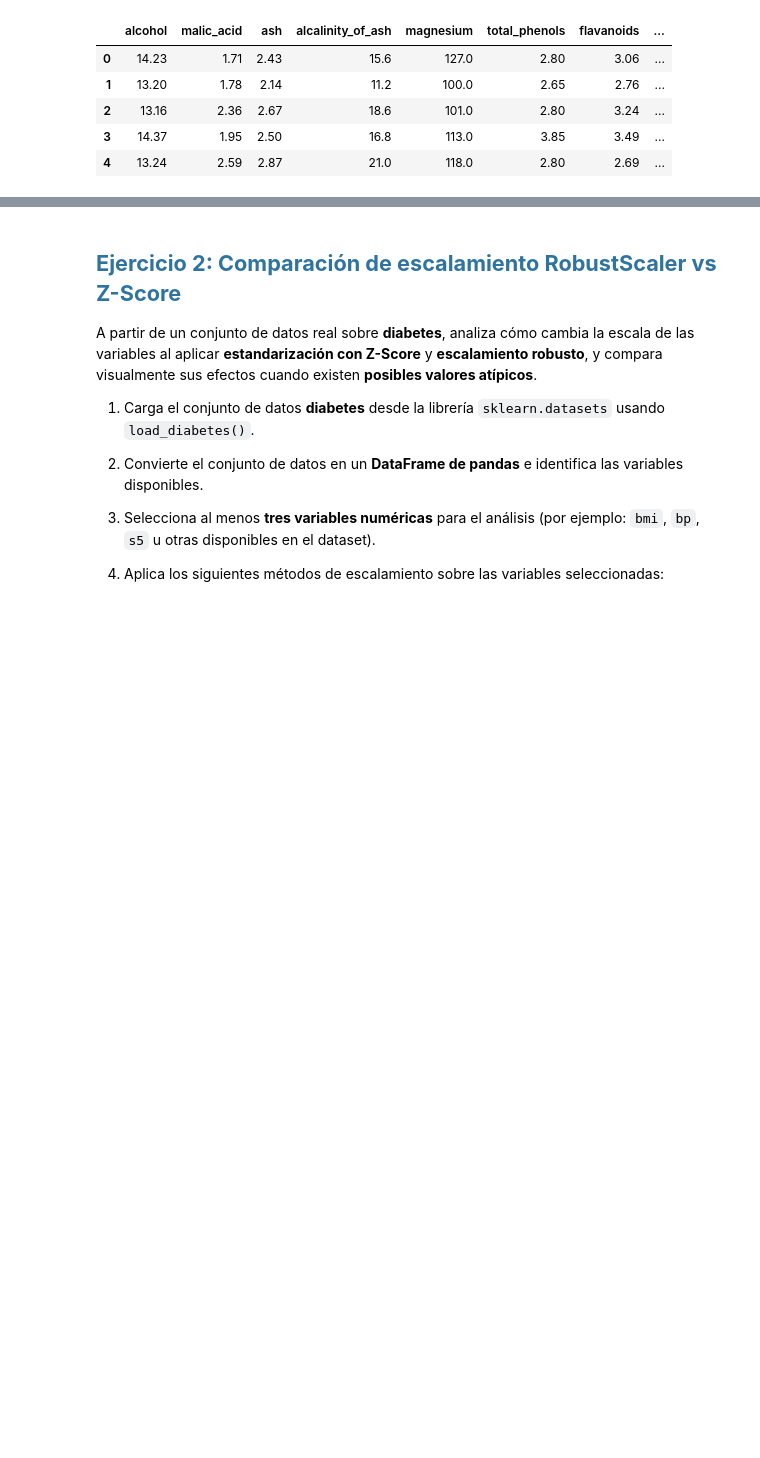
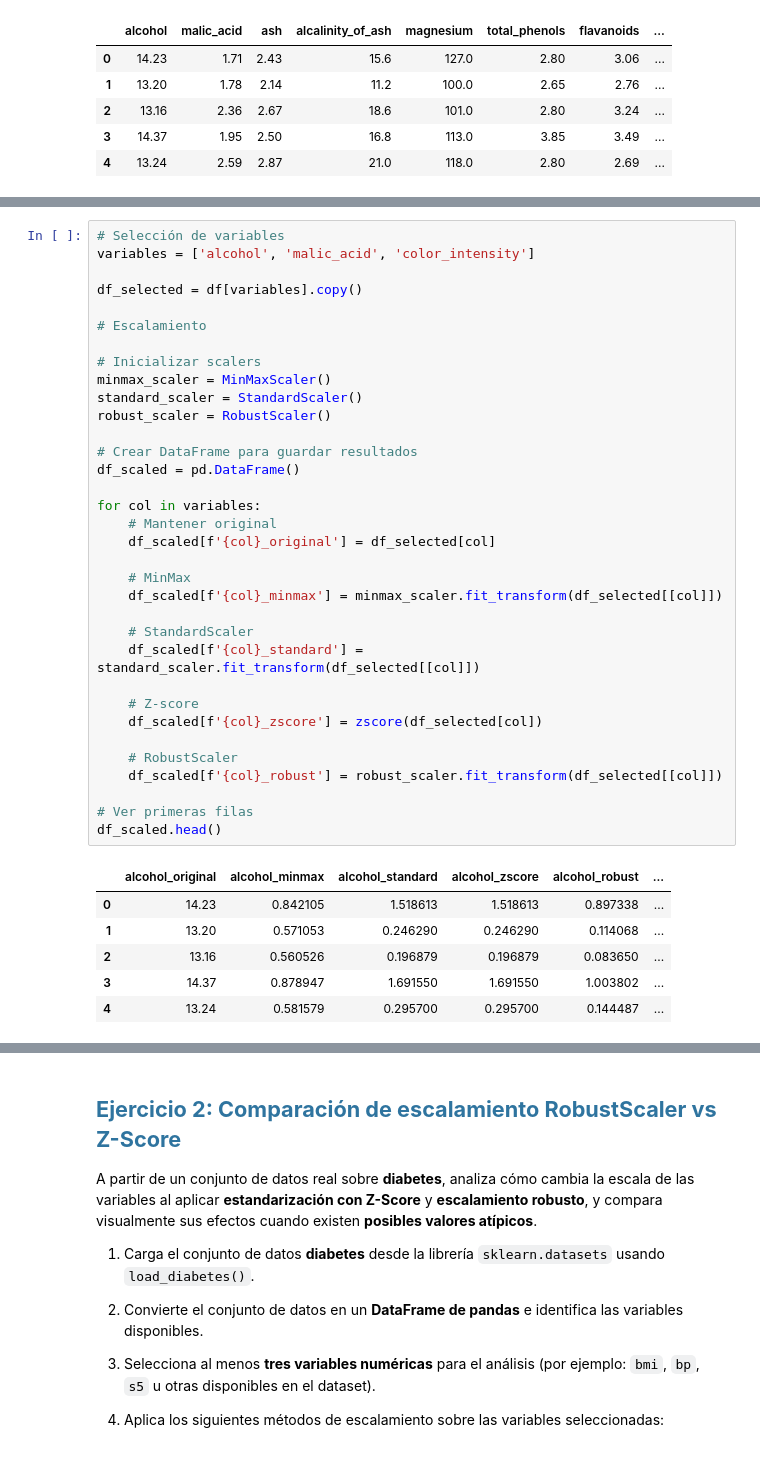
Before and after one commit to JulianCarvajal/BeatAnalytics, a Jupyter notebook: sesiones_practicas/sp_3_natalia_bernal_julian_carvajal.ipynb, the cells around one changed output, grey strips where cells are left out. Cells and saved outputs as stored; diff of their text form; blank space fills up the shorter version.

```diff
--- a/sesiones_practicas/sp_3_natalia_bernal_julian_carvajal.ipynb
+++ b/sesiones_practicas/sp_3_natalia_bernal_julian_carvajal.ipynb
@@ -80,0 +72,41 @@ Index(['alcohol', 'malic_acid', 'ash', 'alcalinity_of_ash', 'magnesium',
+# %%
+# Selección de variables
+variables = ['alcohol', 'malic_acid', 'color_intensity']
+
+df_selected = df[variables].copy()
+
+# Escalamiento
+
+# Inicializar scalers
+minmax_scaler = MinMaxScaler()
+standard_scaler = StandardScaler()
+robust_scaler = RobustScaler()
+
+# Crear DataFrame para guardar resultados
+df_scaled = pd.DataFrame()
+
+for col in variables:
+    # Mantener original
+    df_scaled[f'{col}_original'] = df_selected[col]
+
+    # MinMax
+    df_scaled[f'{col}_minmax'] = minmax_scaler.fit_transform(df_selected[[col]])
+
+    # StandardScaler
+    df_scaled[f'{col}_standard'] = standard_scaler.fit_transform(df_selected[[col]])
+
+    # Z-score
+    df_scaled[f'{col}_zscore'] = zscore(df_selected[col])
+
+    # RobustScaler
+    df_scaled[f'{col}_robust'] = robust_scaler.fit_transform(df_selected[[col]])
+
+# Ver primeras filas
+df_scaled.head()
+# %% [output]
+|  | alcohol_original | alcohol_minmax | alcohol_standard | alcohol_zscore | alcohol_robust | ... |
+| 0 | 14.23 | 0.842105 | 1.518613 | 1.518613 | 0.897338 | ... |
+| 1 | 13.20 | 0.571053 | 0.246290 | 0.246290 | 0.114068 | ... |
+| 2 | 13.16 | 0.560526 | 0.196879 | 0.196879 | 0.083650 | ... |
+| 3 | 14.37 | 0.878947 | 1.691550 | 1.691550 | 1.003802 | ... |
+| 4 | 13.24 | 0.581579 | 0.295700 | 0.295700 | 0.144487 | ... |
```
Also changed, not shown: parts of 5 cells of this notebook.
